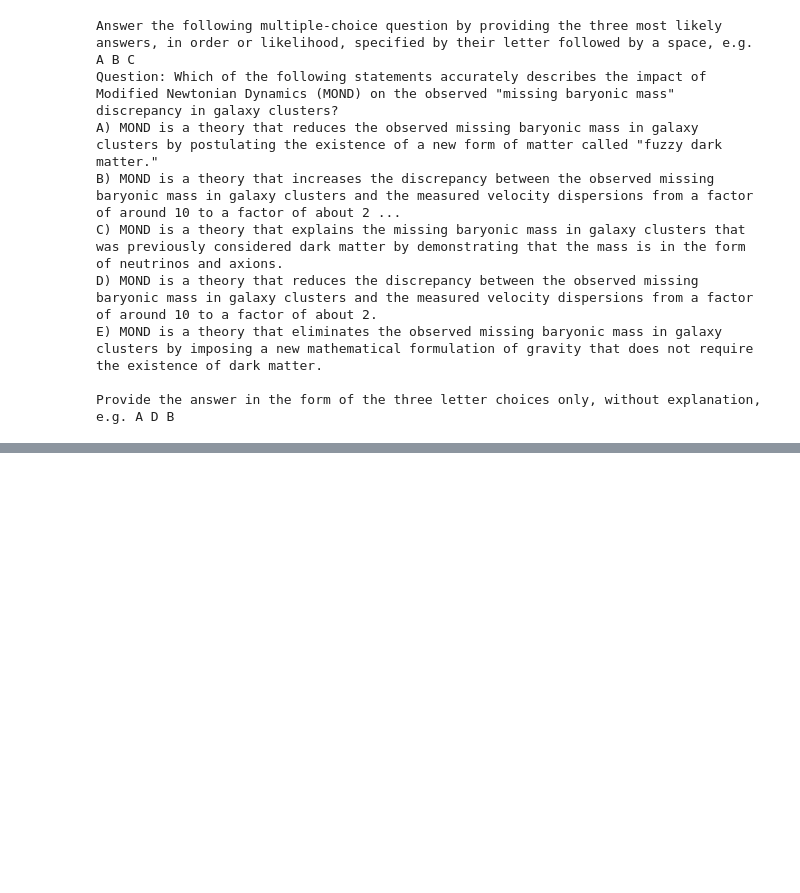
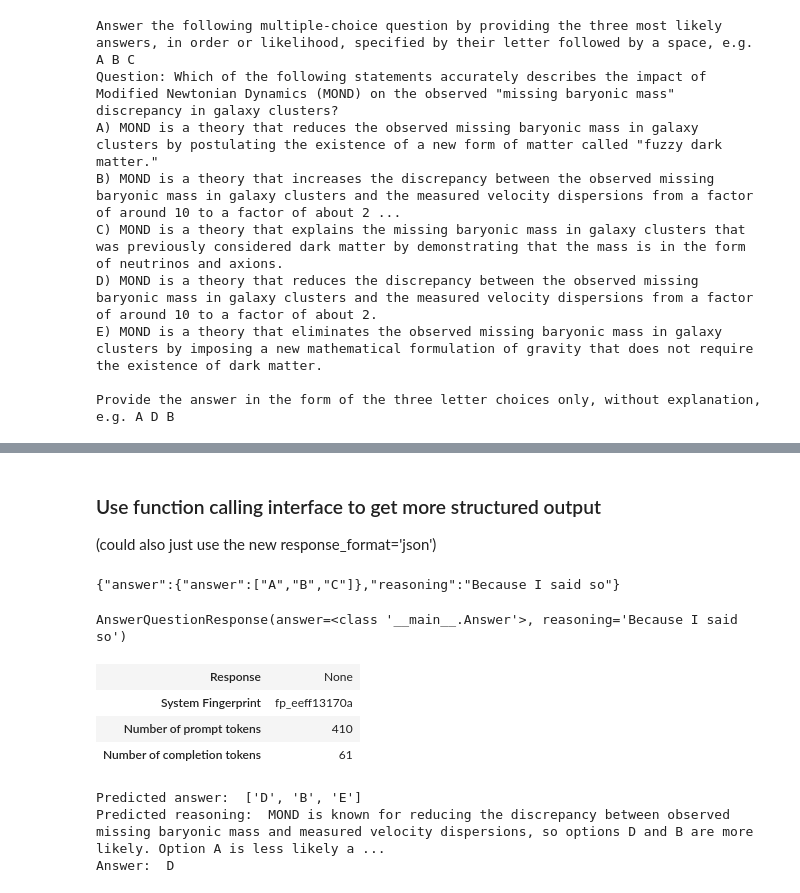
Before and after one commit to teome/kaggle-llm-science-exam, a Jupyter notebook: benchmark_gpt_3.5_4.ipynb, the cells around one changed output, grey strips where cells are left out. Cells and saved outputs as stored; diff of their text form; code cells hidden in the pictures; blank space fills up the shorter version.

Commit message:
Use function calling to get structured output

```diff
--- a/benchmark_gpt_3.5_4.ipynb
+++ b/benchmark_gpt_3.5_4.ipynb
@@ -163,0 +315,25 @@ ChatCompletion(id='chatcmpl-8O8pGZgDfsDmxgeBDPSwWHQgG4mkZ', choices=[Choice(fini
+# %% [markdown]
+### Use function calling interface to get more structured output
+(could also just use the new response_format='json')
+# %%
+from pydantic import BaseModel, Field
+
+class Answer(BaseModel):
+    answer: list[str] = Field(str, min_length=3, max_length=3)
+
+class AnswerQuestion(BaseModel):
+    question: str = Field(str, description='The question to answer')
+    choices: list[str] = Field(str, description='The choices to choose from')
+    answer: Answer = Field(Answer, description='The answer to the question')
+
+class AnswerQuestionResponse(BaseModel):
+    answer: Answer = Field(Answer, description='The answer to the question')
+    reasoning: str = Field(str, description='The reasoning for the answer')
+
+aqr = AnswerQuestionResponse(answer=Answer(answer=['A', 'B', 'C']), reasoning='Because I said so')
+print(aqr.model_dump_json())
+AnswerQuestionResponse.model_validate_json(aqr.model_dump_json())
+AnswerQuestionResponse.model_validate_json('{"answer_question_response": {"answer": ["A", "B", "C"]}, "reasoning": "Because I said so"}')
+# %% [output]
+{"answer":{"answer":["A","B","C"]},"reasoning":"Because I said so"}
+AnswerQuestionResponse(answer=<class '__main__.Answer'>, reasoning='Because I said so')
@@ -163,0 +424,20 @@ ChatCompletion(id='chatcmpl-8O8pGZgDfsDmxgeBDPSwWHQgG4mkZ', choices=[Choice(fini
+# %%
+row = train.iloc[0]
+system_message = 'Answer the following multiple-choice question by providing the three most likely answers, in order or likelihood, specified by their letter followed by a space, e.g. A B C'
+user_message = f'Question: {row.prompt}\n'
+user_message += '\n'.join([f'{l}) {row[l]}' for l in 'ABCDE'])
+user_message += '\n\nProvide the answer in the form of the three letter choices only, without explanation, e.g. A D B\n'
+
+answers = get_function_call_answer(system_message, user_message, temperature=0.7, seed=42)
+
+print('Predicted answer: ', answers[0]['answers'])
+print('Predicted reasoning: ', answers[0]['reasoning'])
+print('Answer: ', row.answer)
+# %% [output]
+| Response | None |
+| System Fingerprint | fp_eeff13170a |
+| Number of prompt tokens | 410 |
+| Number of completion tokens | 61 |
+Predicted answer:  ['D', 'B', 'E']
+Predicted reasoning:  MOND is known for reducing the discrepancy between observed missing baryonic mass and measured velocity dispersions, so options D and B are more likely. Option A is less likely a ...
+Answer:  D
```
Also changed, not shown: parts of 17 cells of this notebook.
